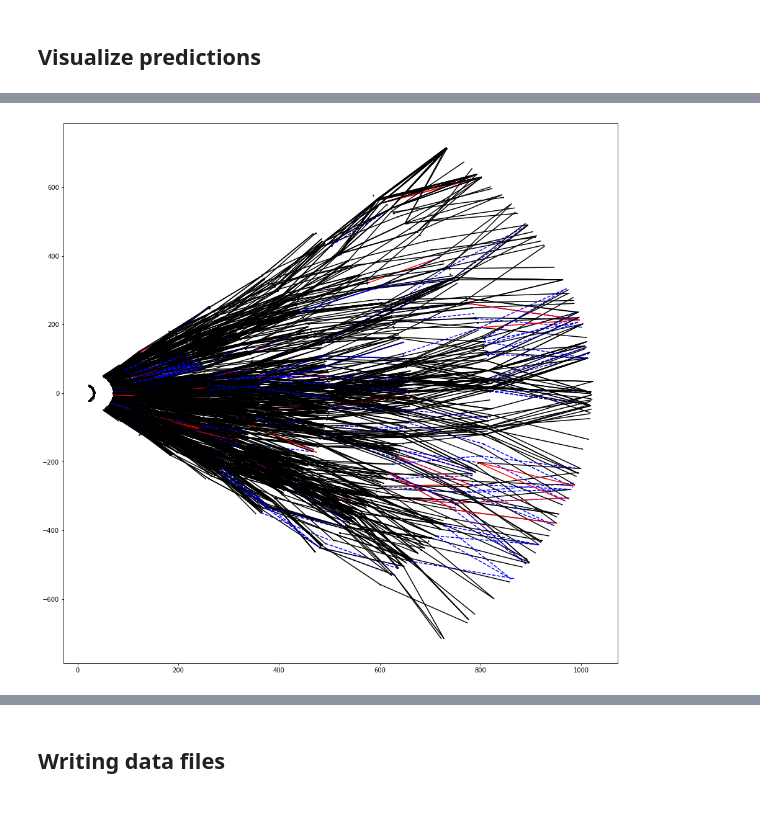
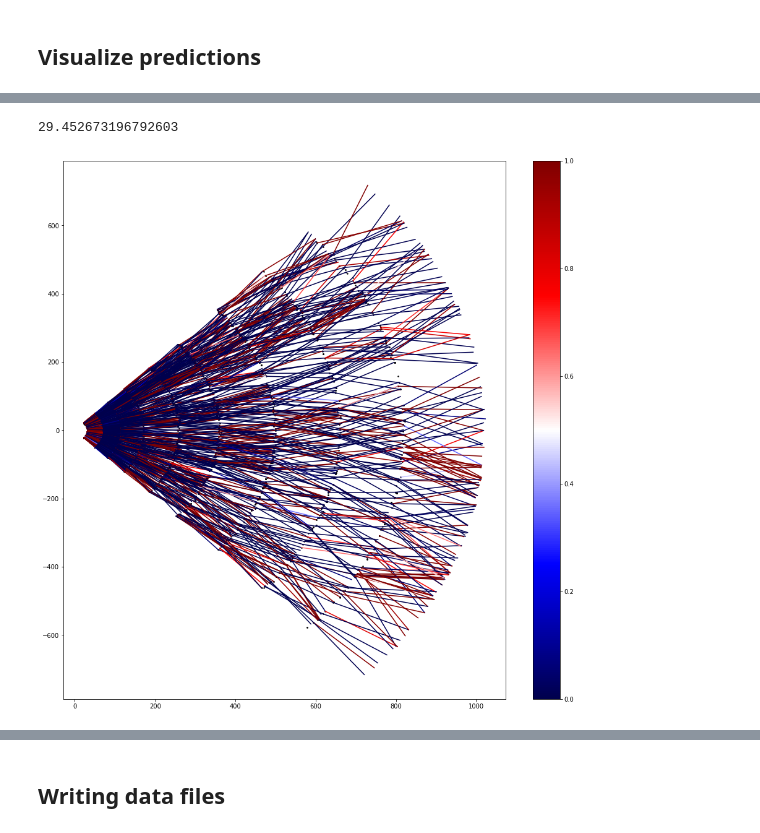
Before and after one commit to murnanedaniel/eta-tracker, a Jupyter notebook: notebooks/EvalTripGNN.ipynb, the cells around one changed output, grey strips where cells are left out. Cells and saved outputs as stored; diff of their text form; code cells hidden in the pictures.

```diff
--- a/notebooks/EvalTripGNN.ipynb
+++ b/notebooks/EvalTripGNN.ipynb
@@ -199,0 +294,42 @@ len(y)
+# %%
+def add_multiplicity(hits, edges, preds, cut=0.5):
+    mul = np.zeros(len(hits))
+    w_mul = np.zeros(len(hits))
+    for edge, pred in zip(edges.T, preds) :
+        if pred > cut:
+            mul[edge[0]] += 1
+            mul[edge[1]] += 1
+            w_mul[edge[0]] += pred**2
+            w_mul[edge[1]] += pred**2
+#     return np.concatenate([hits, np.array([mul]).T], axis=1)
+    return mul, w_mul
+# %%
+def draw_triplets_mul_xy(hits, edges, preds, labels, cut=0.5, figsize=(16, 16)):
+    xi, yi = hits[:,0] * np.cos(hits[:,1]), hits[:,0] * np.sin(hits[:,1])
+    xo, yo = hits[:,3] * np.cos(hits[:,4]), hits[:,3] * np.sin(hits[:,4])
+    scores = hits[:,6]
+    fig, ax0 = plt.subplots(figsize=figsize)
+    cmap = plt.cm.seismic
+    mul, w_mul = add_multiplicity(hits, edges, preds, cut)
+#     Draw the hits
+    ax0.scatter(xi, yi, s=2, c='k')
+
+    # Draw the segments
+    #for j in range(labels.shape[0]):
+    for j in range(len(xi)):
+        if (mul[j] == 1 or mul[j] == 2):
+#             if (w_mul[j]/mul[j]) > cut:
+            ax0.plot([xi[j],xo[j]],[yi[j],yo[j]], color=cmap(1-scores[j]))
+
+
+    sm = plt.cm.ScalarMappable(cmap=cmap)
+    sm.set_array([])  # only needed for matplotlib < 3.1
+    fig.colorbar(sm)
+    return fig, ax0
+# %%
+tic = tt()
+draw_triplets_mul_xy(x, e, o, y, cut=0.95);
+print(tt()-tic)
+# %% [output]
+29.452673196792603
+[figure, added]
@@ -200,4 +355,2 @@ len(y)
 # %%
-draw_triplets2_xy(x, e, o, y, cut=0.9);
+tf = tf_multiplicity(x, e, o, y, cut=0.9);
-# %% [output]
-[figure, removed]
```
Also changed, not shown: parts of 32 cells of this notebook, 2 other files.
